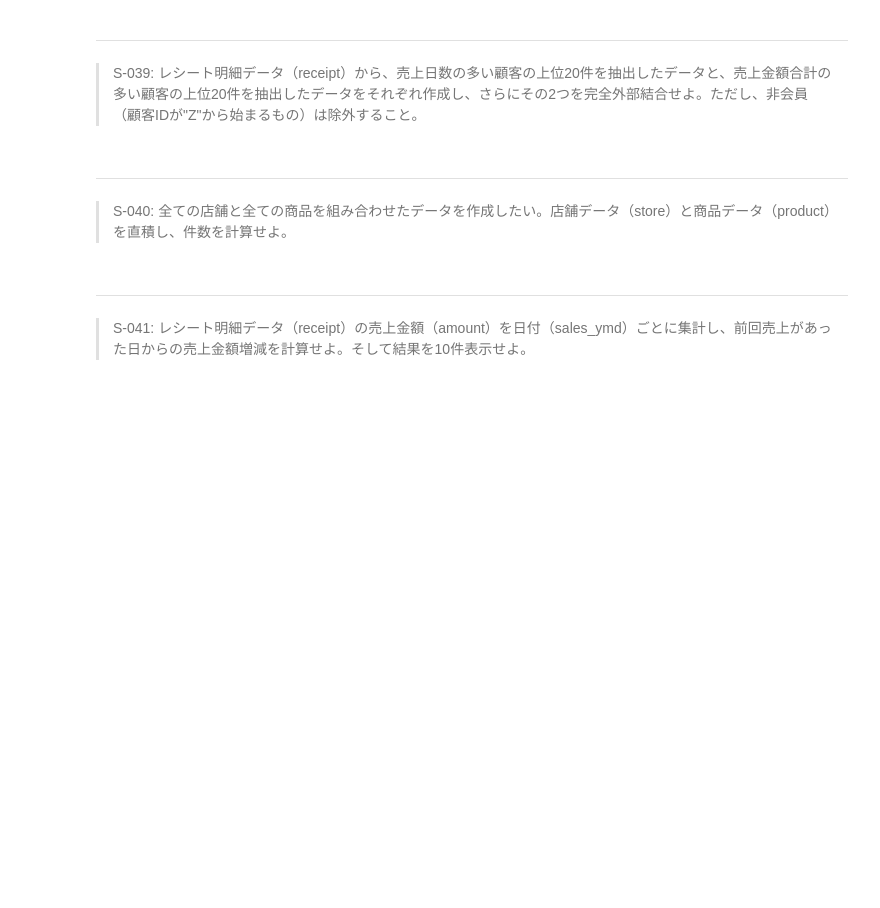
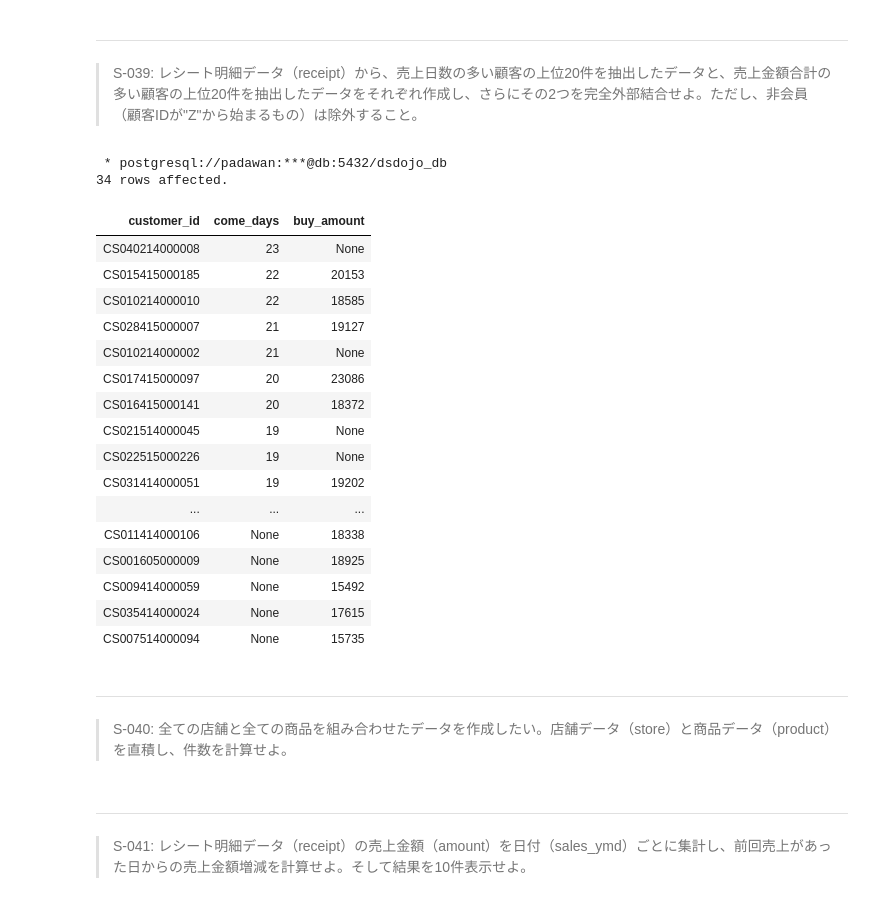
Before and after one commit to KJR020/100knocks-preprocess, a Jupyter notebook: docker/work/preprocess_knock_SQL.ipynb, the cells around one changed output. Drawn from its saved outputs; the diff is of its cells as text; code cells hidden in the pictures; blank space fills up the shorter version.

```diff
--- a/docker/work/preprocess_knock_SQL.ipynb
+++ b/docker/work/preprocess_knock_SQL.ipynb
@@ -1022,3 +1059,67 @@ LIMIT 10
+# %%
+%%sql
+
+WITH customer_data AS (
+    SELECT
+        customer_id,
+        sales_ymd,
+        amount
+    FROM receipt
+    WHERE
+
+        customer_id NOT LIKE 'Z%'
+    ),
+customer_days AS (
+    SELECT
+        customer_id,
+        COUNT(DISTINCT sales_ymd) come_days
+        FROM customer_data
+        GROUP BY
+            customer_id
+        ORDER BY
+            come_days DESC
+        LIMIT 20
+),
+customer_amount AS (
+    SELECT
+        customer_id,
+        SUM(amount) AS buy_amount
+    FROM customer_data
+    GROUP BY
+        customer_id
+    ORDER BY
+        buy_amount DESC
+    LIMIT 20
+)
+SELECT
+    COALESCE(d.customer_id, a.customer_id) customer_id,
+    d.come_days,
+    a.buy_amount
+FROM customer_days d
+FULL OUTER JOIN customer_amount a
+ON
+    d.customer_id = a.customer_id
+;
+# %% [output]
+ * postgresql://padawan:***@db:5432/dsdojo_db
+34 rows affected.
+| customer_id | come_days | buy_amount |
+| CS040214000008 | 23 | None |
+| CS015415000185 | 22 | 20153 |
+| CS010214000010 | 22 | 18585 |
+| CS028415000007 | 21 | 19127 |
+| CS010214000002 | 21 | None |
+| CS017415000097 | 20 | 23086 |
+| CS016415000141 | 20 | 18372 |
+| CS021514000045 | 19 | None |
+| CS022515000226 | 19 | None |
+| CS031414000051 | 19 | 19202 |
+| ... | ... | ... |
+| CS011414000106 | None | 18338 |
+| CS001605000009 | None | 18925 |
+| CS009414000059 | None | 15492 |
+| CS035414000024 | None | 17615 |
+| CS007514000094 | None | 15735 |
 # %% [markdown]
 ---
 > S-040: 全ての店舗と全ての商品を組み合わせたデータを作成したい。店舗データ（store）と商品データ（product）を直積し、件数を計算せよ。
```
Also changed, not shown: parts of 3 cells of this notebook.
